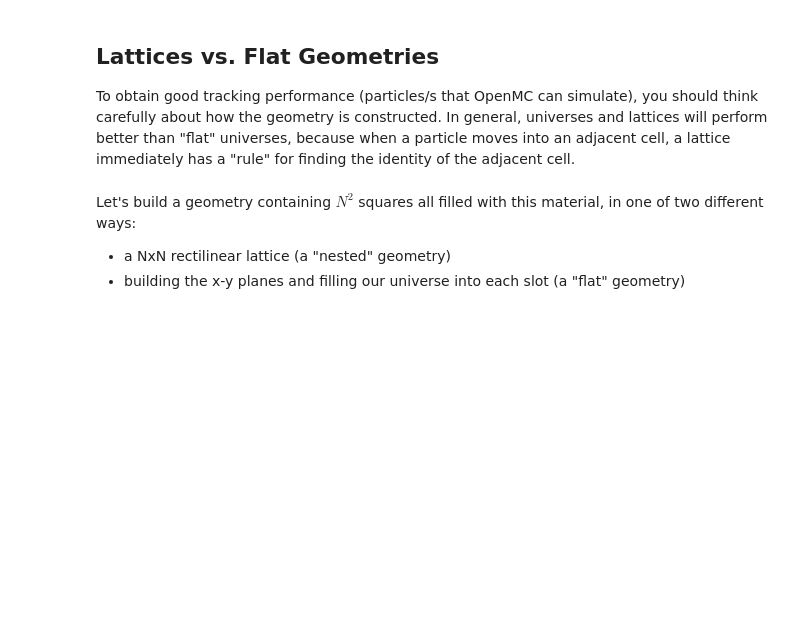
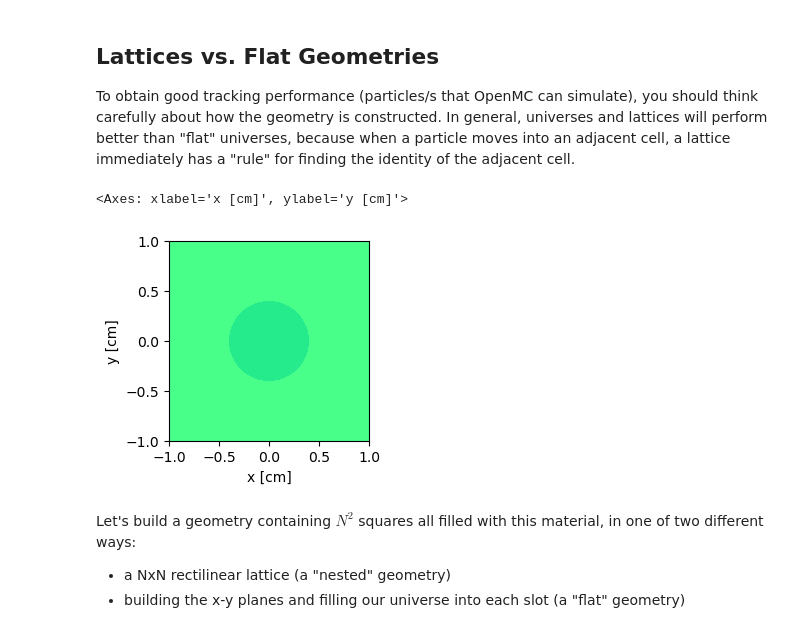
Before and after one commit to aprilnovak/openmc-education, a Jupyter notebook: best-practices/solution-07.ipynb, the cells around one changed output. Cells and saved outputs as stored; diff of their text form; code cells hidden in the pictures; blank space fills up the shorter version.

```diff
--- a/best-practices/solution-07.ipynb
+++ b/best-practices/solution-07.ipynb
@@ -16,17 +16,21 @@ model.settings.batches = 100
 # %%
 mat1 = openmc.Material()
 mat1.add_element('U', 1.0)
 mat1.set_density('g/cm3', 11.0)
 
 mat2 = openmc.Material()
 mat2.add_nuclide('Pu239', 1.0)
 mat2.set_density('g/cm3', 11.0)
 
 zcyl = openmc.ZCylinder(r=0.4)
 cyl = openmc.Cell(fill=mat1, region=-zcyl)
 ocyl = openmc.Cell(fill=mat2, region=+zcyl)
 
 univ = openmc.Universe(cells=[ocyl, cyl])
+univ.plot(width=(2, 2))
+# %% [output]
+<Axes: xlabel='x [cm]', ylabel='y [cm]'>
+[figure, added]
 # %% [markdown]
 Let's build a geometry containing $N^2$ squares all filled with this material, in one of two different ways:
 
```
Also changed, not shown: parts of 25 cells of this notebook, 1 other file.
